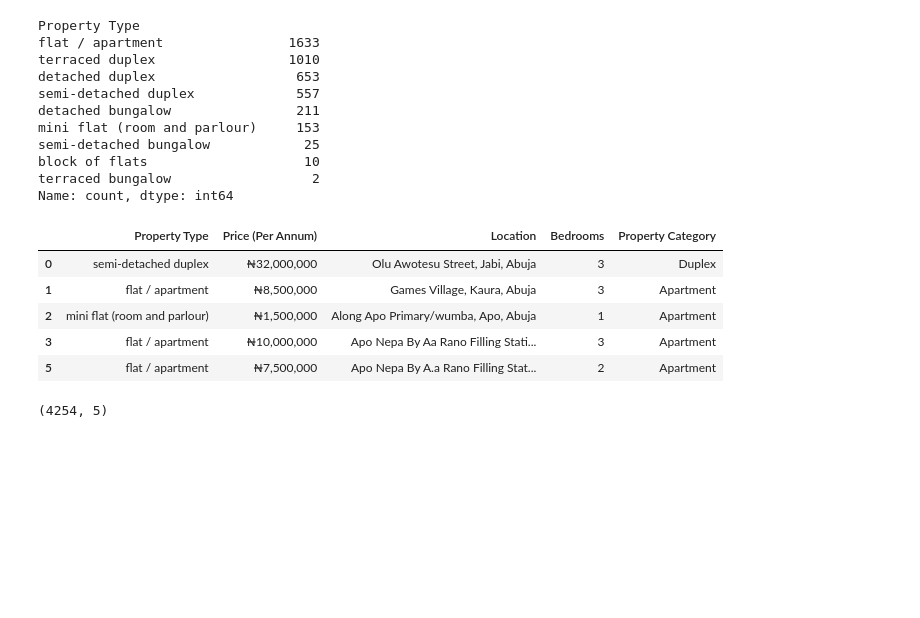
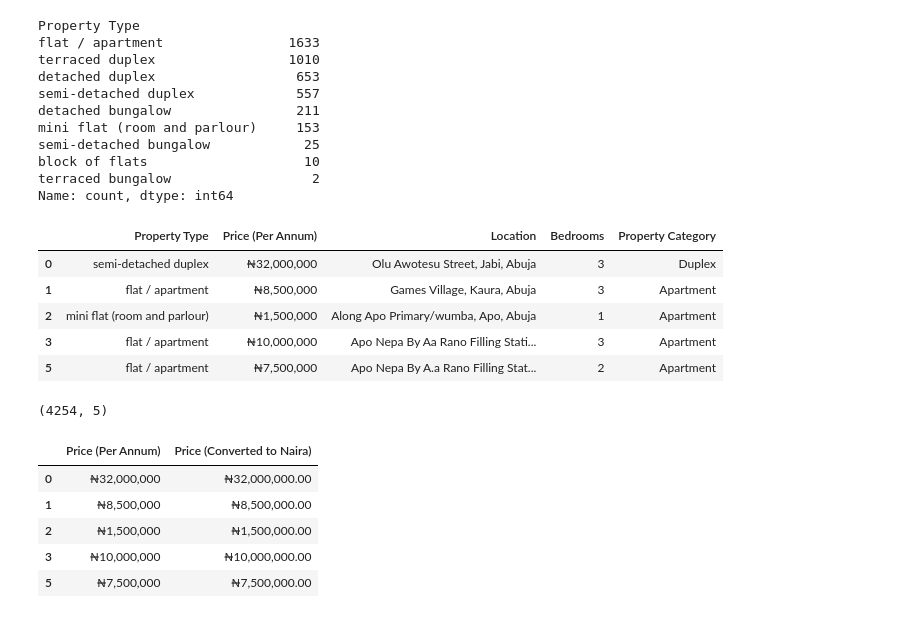
Before and after one commit to PROD-A33A/AMAC-Rental-Intelligence-Dashboard, a Jupyter notebook: Notebooks/data_cleaning_and_analysis.ipynb, the cells around one changed output. Saved outputs shown, nothing was run; the diff lists cells and outputs as text; code cells hidden in the pictures; blank space fills up the shorter version.

```diff
--- a/Notebooks/data_cleaning_and_analysis.ipynb
+++ b/Notebooks/data_cleaning_and_analysis.ipynb
@@ -136,3 +136,37 @@ df.head()
 df.shape
 # %% [output]
 (4254, 5)
+# %%
+#Clean Price (Per Annum), by converting dollar listings into naira
+# Step 1: Define exchange rate (10th feb, 2026 12:00pm)
+usd_to_naira = 1354.97
+
+# Step 2: Function to convert from dollar to naira
+def convert_price(price):
+    price = str(price).strip()
+
+    # Handle USD listings
+    if price.startswith("$"):
+        amount_usd = float(price.replace("$", "").replace(",", ""))
+        amount_naira = amount_usd * usd_to_naira
+
+    # Handle existing Naira listings (cleaning them for consistency)
+    else:
+        # Remove '₦' and commas, then convert to float
+        amount_naira = float(price.replace("₦", "").replace(",", ""))
+
+    # Return everything in a consistent ₦ format
+    return f"₦{amount_naira:,.2f}"
+
+# Step 3: Apply to a NEW column
+# This keeps 'Price (Per Annum)' exactly as it was
+df["Price (Converted to Naira)"] = df["Price (Per Annum)"].apply(convert_price)
+
+df[['Price (Per Annum)', 'Price (Converted to Naira)']].head()
+# %% [output]
+|  | Price (Per Annum) | Price (Converted to Naira) |
+| 0 | ₦32,000,000 | ₦32,000,000.00 |
+| 1 | ₦8,500,000 | ₦8,500,000.00 |
+| 2 | ₦1,500,000 | ₦1,500,000.00 |
+| 3 | ₦10,000,000 | ₦10,000,000.00 |
+| 5 | ₦7,500,000 | ₦7,500,000.00 |
```
Also changed, not shown: parts of 7 cells of this notebook, 4 other files.
